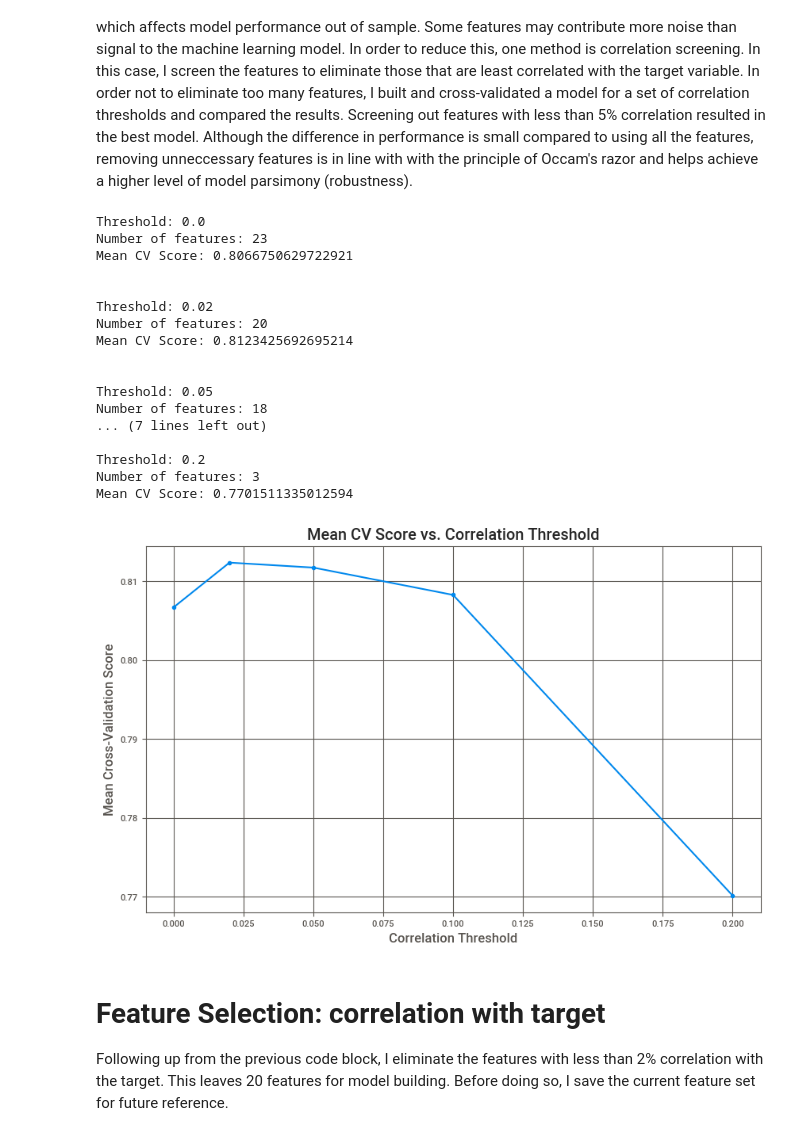
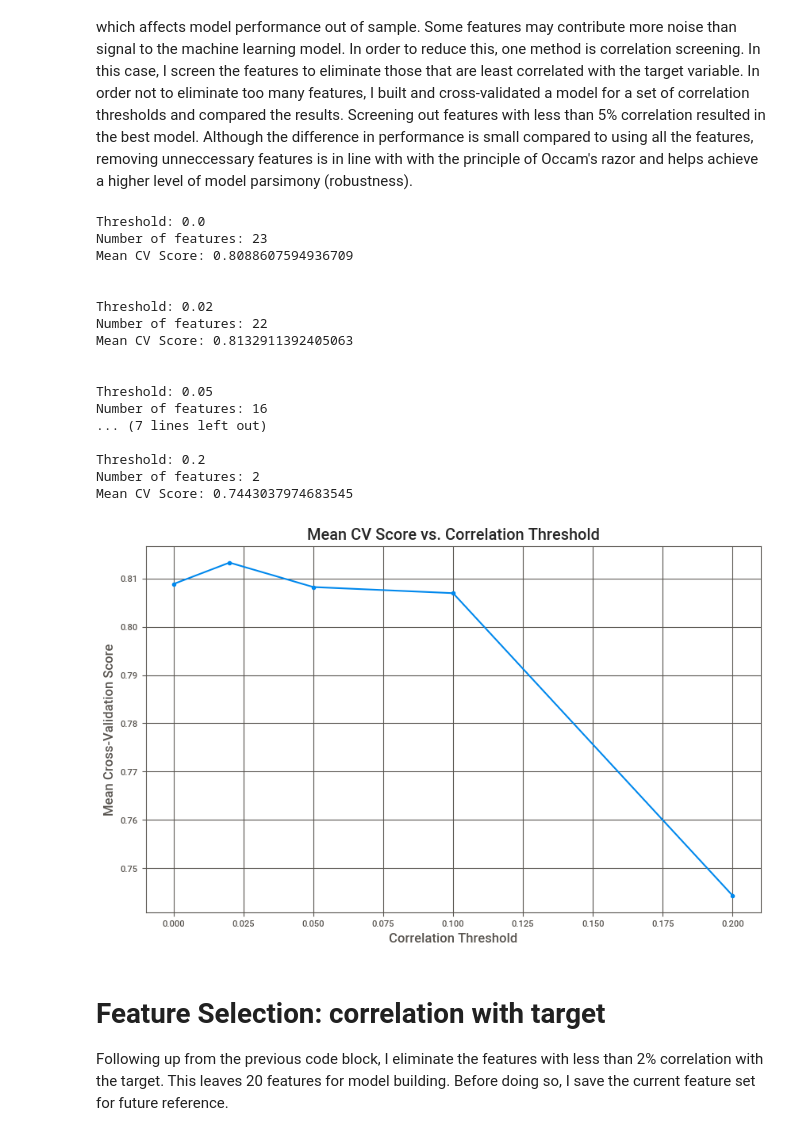
Before and after one commit to OlaOye24/loan_default_project, a Jupyter notebook: src/analysis.ipynb, the cells around one changed output. Cells and saved outputs as stored; diff of their text form; code cells hidden in the pictures.

```diff
--- a/src/analysis.ipynb
+++ b/src/analysis.ipynb
@@ -311,8 +303,9 @@ features.head()
 # Preprocessing: Imputation
 To account for the missing rate of 4% - 11% on the remaining numerical attributes, I have used mean imputation. This should not be too troublesome as it is only being done on a very small portion of the data (three columns and a maximum of 11% of observations). It will prevent information loss caused by discarding entire observations with missing data for these attributes
 # %%
-#impute the remainng missing values of the numerical features with their means and preview the numerical features
-numerical_means = features[numerical_feature_names].mean()
-features[numerical_feature_names] = features[numerical_feature_names].fillna(numerical_means)
-features[numerical_feature_names].head()
+# Numerical imputation is deferred to after the train/test split so that imputation
+# statistics (means) are computed on training data only, preventing leakage from the test set.
+# See the split cell below for the actual fillna step.
+print("Remaining missing value rates (numerical features):")
+print(features[numerical_feature_names].isnull().mean().sort_values(ascending=False) * 100)
 # %% [output]
@@ -328,30 +330,16 @@ I noticed that the there are also outliers in the data provided. For example, 1)
 # %%
 num_features = features[numerical_feature_names]
 
-#define a function to find max and min values in DataFrame columns
 def max_min_values(df):
     max_values = df.max()
     min_values = df.min()
     result = pd.DataFrame({'Max': max_values, 'Min': min_values})
     return result
 
-#display the original max values, min values, and number of observations
-print("MAX AND MIN VALUES BEFORE OUTLIER REMOVAL:")
+# Preview extreme values in the full dataset before any removal.
+# LOF outlier removal is applied to the training set only after the split (see split cell),
+# so that the LOF estimator never sees test observations.
+print("MAX AND MIN VALUES (full dataset, before outlier removal):")
 print(max_min_values(num_features))
-print("no. of original observations: ", len(num_features))
-
-#use LOF to remove outliers in the numerical features
-lof = LocalOutlierFactor(n_neighbors=20, contamination=0.01)
-num_features['anomaly'] = lof.fit_predict(num_features)
-#use the anomaly column as a mask to eliminate outliers from the features and target sets
-features = features[num_features['anomaly'] == 1]
-target = target[num_features['anomaly'] == 1]
-num_features = num_features[num_features['anomaly'] == 1].drop(columns=['anomaly'])
-
-
-
-#display the new max values, min values, and number of observations
-print("\n\nMAX AND MIN VALUES AFTER OUTLIER REMOVAL:")
-print(max_min_values(num_features))
-print("no. of remaining observations: ", len(num_features))
+print("no. of observations: ", len(num_features))
 # %% [output]
@@ -488,15 +520,13 @@ scoring = 'accuracy'
 #scoring ='recall'
 #scoring = 'roc_auc'
 
-#declare emoty iterables to store model names and their results for comparison
+#declare empty iterables to store model names and their results for comparison
 results = []
 names = []
 #loop through the models and perform k-fold cross validation
 for name, model in models:
-    #define the kfold CV according to specification and run it for the select model
-    kfold = KFold(n_splits=num_folds, shuffle=False)
+    kfold = KFold(n_splits=num_folds, shuffle=True, random_state=seed)
     cv_results = cross_val_score(model, X_train_scaled, y_train_over, cv=kfold, scoring=scoring)
-    #append the CV scores to the results list and display them
     results.append(cv_results)
     names.append(name)
     msg = "%s: score - %f stdev - (%f) ratio- %f" % (name, cv_results.mean(), cv_results.std(), cv_results.mean()/cv_results.std() )
@@ -509,7 +539,6 @@ ax = fig.add_subplot(111)
 pyplot.boxplot(results)
 ax.set_xticklabels(names)
 fig.set_size_inches(15,8)
-# Name the axes
 ax.set_xlabel('Features')
 ax.set_ylabel('Importance')
 pyplot.show()
@@ -550,7 +579,7 @@ def target_correlation_evaluation(X_train_scaled, y_train_over, thresholds):
         #Initialize a Random Forest model
         model = RandomForestClassifier(random_state=seed)
         #Perform 4-fold cross-validation
-        cv = KFold(n_splits=4, shuffle=False)
+        cv = KFold(n_splits=4, shuffle=True, random_state=seed)
         cv_scores = cross_val_score(model, X_train_corr, y_train_over, cv=cv, scoring='accuracy')
         #Store the results
         results[threshold] = {
@@ -563,46 +592,46 @@ def target_correlation_evaluation(X_train_scaled, y_train_over, thresholds):
 
 thresholds = [0.0, 0.02, 0.05, 0.10, 0.20]
 results = target_correlation_evaluation(X_train_scaled, y_train_over, thresholds)
-#Dsiplay the results
+#Display the results
 for threshold, result in results.items():
     print(f'Threshold: {threshold}')
     print(f'Number of features: {result["num_features"]}')
     print(f'Mean CV Score: {result["mean_cv_score"]}')
     print("\n")
 
 #Retrieve the threshold values and their accompanying mean scores
 thresholds = list(results.keys())
 mean_scores = [results[threshold]['mean_cv_score'] for threshold in thresholds]
 #plot the mean scores against the threshold values
 fig = plt.figure(figsize=(10, 6))
 plt.plot(thresholds, mean_scores, marker='o')
 plt.xlabel('Correlation Threshold')
 plt.ylabel('Mean Cross-Validation Score')
 plt.title('Mean CV Score vs. Correlation Threshold')
 plt.grid(True)
 plt.show()
 
 #export the target correlation screening plot
 fig.savefig("../images/target_correlation_screening.png", dpi=300)
 # %% [output]
 Threshold: 0.0
 Number of features: 23
-Mean CV Score: 0.8066750629722921
+Mean CV Score: 0.8088607594936709
 
 
 Threshold: 0.02
-Number of features: 20
-Mean CV Score: 0.8123425692695214
+Number of features: 22
+Mean CV Score: 0.8132911392405063
 
 
 Threshold: 0.05
-Number of features: 18
+Number of features: 16
 ... (7 lines left out)
 
 Threshold: 0.2
-Number of features: 3
-Mean CV Score: 0.7701511335012594
+Number of features: 2
+Mean CV Score: 0.7443037974683545
-[figure, old version]
+[figure, new version]
 # %% [markdown]
 # Feature Selection: correlation with target
 Following up from the previous code block, I eliminate the features with less than 2% correlation with the target. This leaves 20 features for model building. Before doing so, I save the current feature set for future reference.
```
Also changed, not shown: parts of 18 cells of this notebook, 28 other files.
